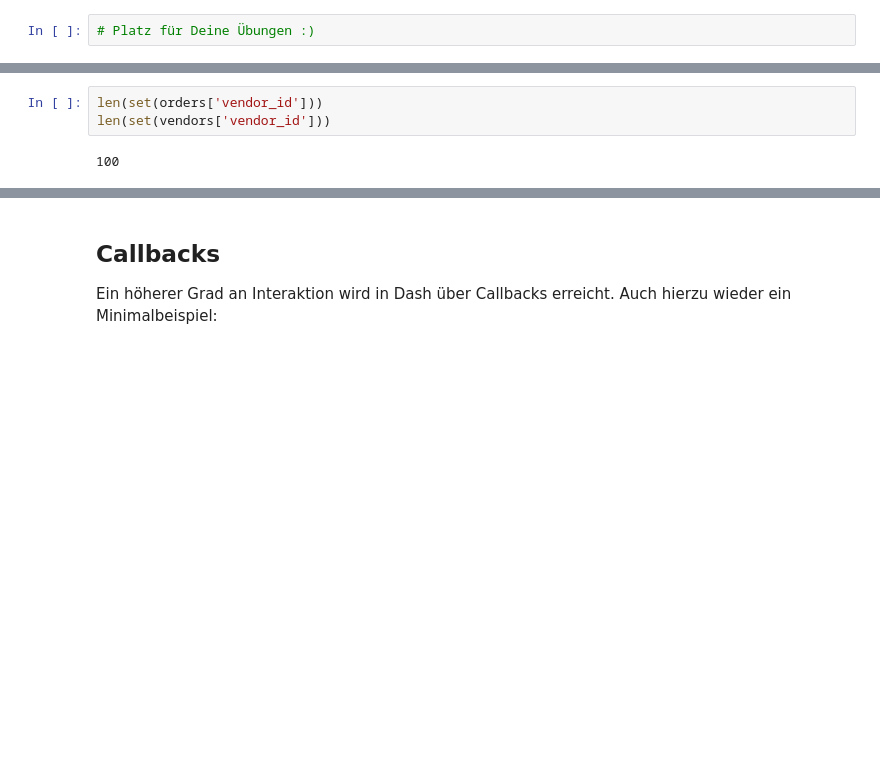
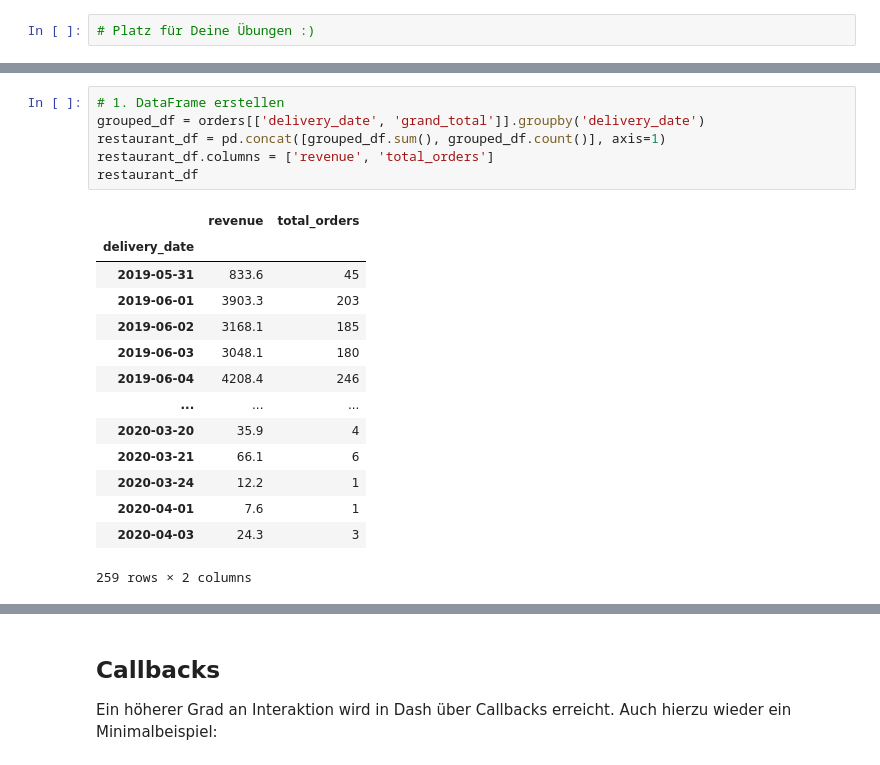
Before and after one commit to bettercodepaul/data-wrangling-workshop, a Jupyter notebook: dashBootstrapNotebook.ipynb, the cells around one changed output, grey strips where cells are left out. Saved outputs shown, nothing was run; the diff lists cells and outputs as text; blank space fills up the shorter version.

```diff
--- a/dashBootstrapNotebook.ipynb
+++ b/dashBootstrapNotebook.ipynb
@@ -197,5 +149,21 @@ orders
-# %%
-len(set(orders['vendor_id']))
-len(set(vendors['vendor_id']))
-# %% [output]
-100
+# %%
+# 1. DataFrame erstellen
+grouped_df = orders[['delivery_date', 'grand_total']].groupby('delivery_date')
+restaurant_df = pd.concat([grouped_df.sum(), grouped_df.count()], axis=1)
+restaurant_df.columns = ['revenue', 'total_orders']
+restaurant_df
+# %% [output]
+|  | revenue | total_orders |
+| delivery_date |  |  |
+| 2019-05-31 | 833.6 | 45 |
+| 2019-06-01 | 3903.3 | 203 |
+| 2019-06-02 | 3168.1 | 185 |
+| 2019-06-03 | 3048.1 | 180 |
+| 2019-06-04 | 4208.4 | 246 |
+| ... | ... | ... |
+| 2020-03-20 | 35.9 | 4 |
+| 2020-03-21 | 66.1 | 6 |
+| 2020-03-24 | 12.2 | 1 |
+| 2020-04-01 | 7.6 | 1 |
+| 2020-04-03 | 24.3 | 3 |
+259 rows × 2 columns
```
Also changed, not shown: parts of 20 cells of this notebook.
